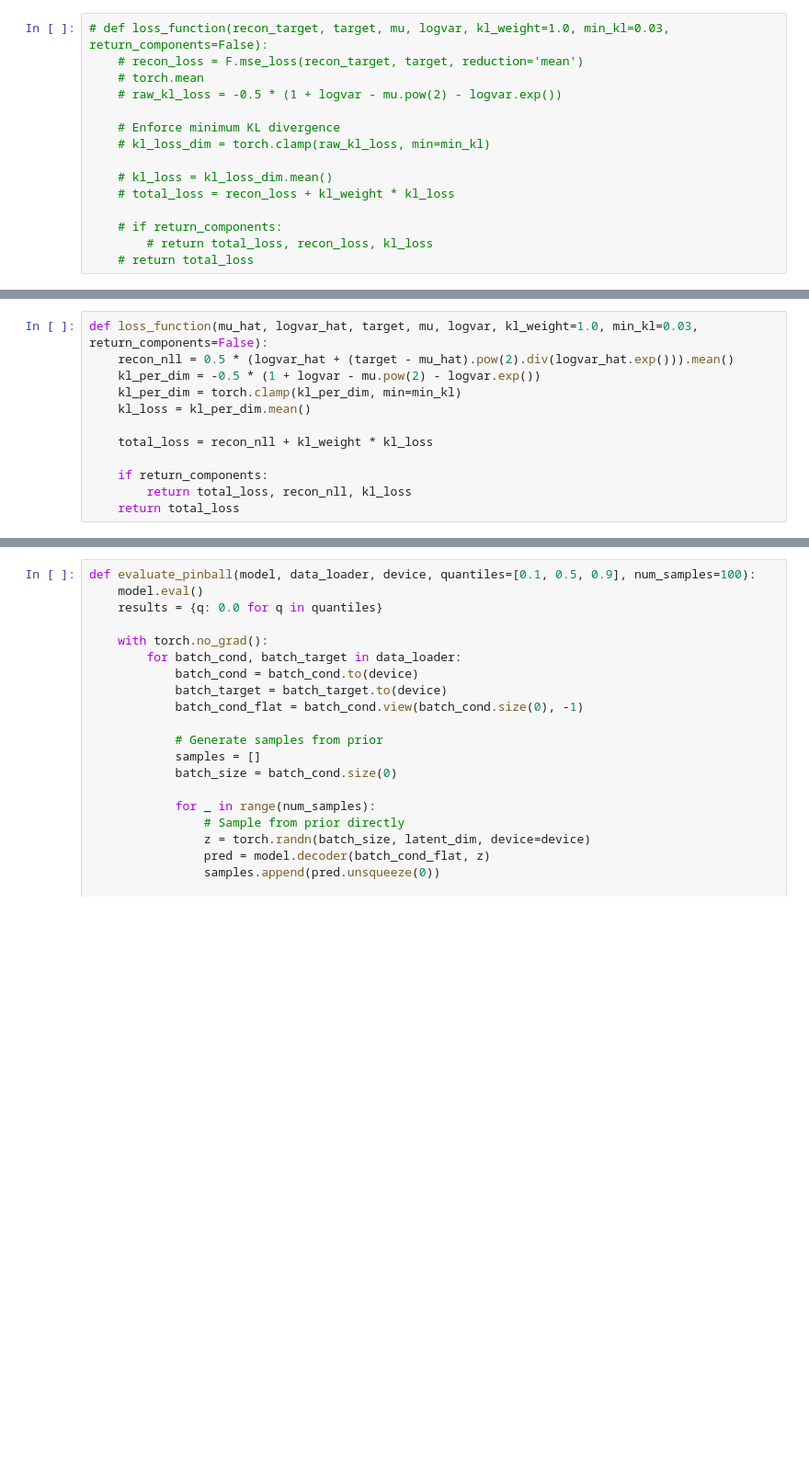
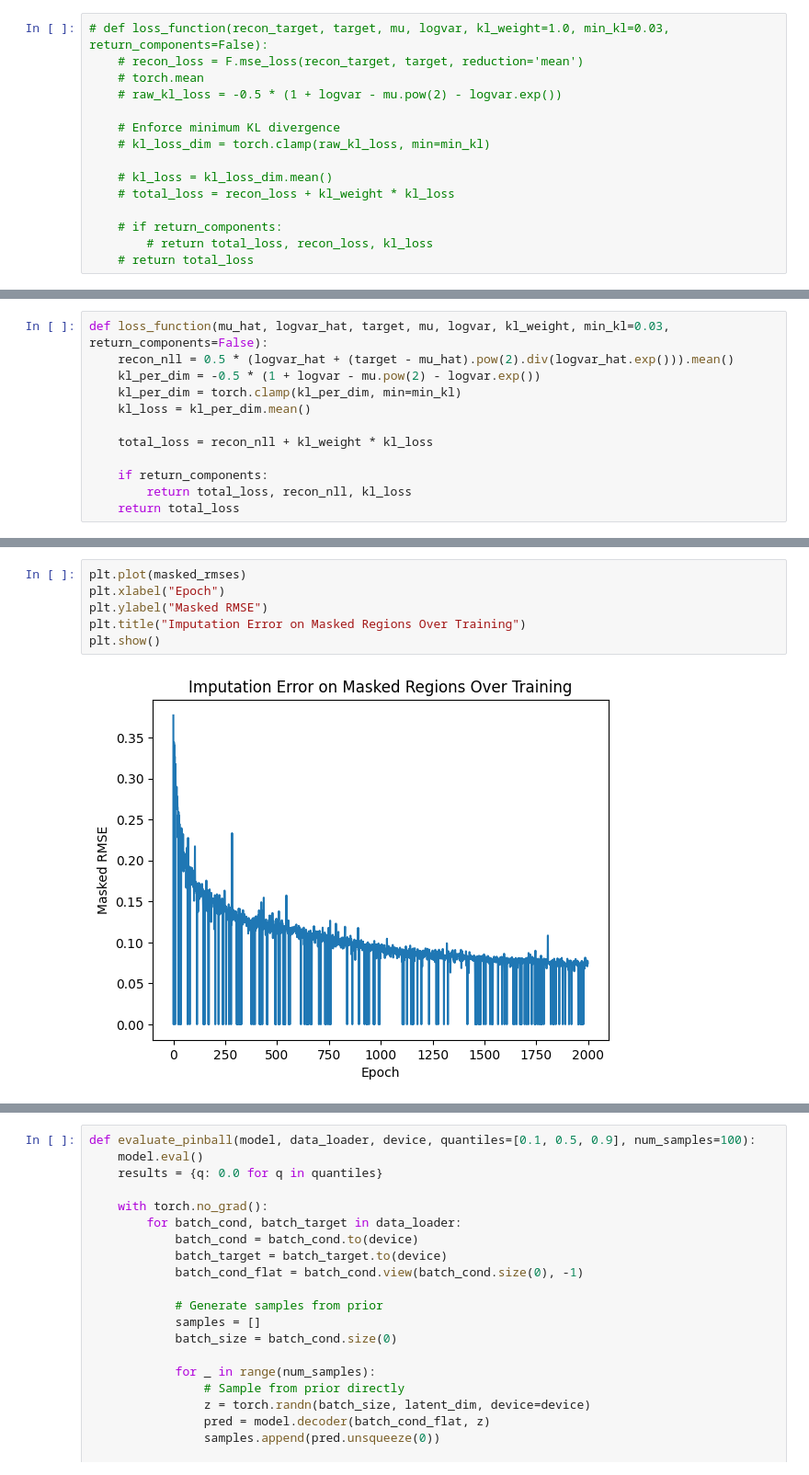
Before and after one commit to ThorneMadsen/Master, a Jupyter notebook: notebooks/MLPVAE.ipynb, the cells around one changed output, grey strips where cells are left out. Shown at 92% size. Cells and saved outputs as stored; diff of their text form; blank space fills up the shorter version.

```diff
--- a/notebooks/MLPVAE.ipynb
+++ b/notebooks/MLPVAE.ipynb
@@ -153,5 +210,5 @@ class CVAE(nn.Module):
 # %%
-def loss_function(mu_hat, logvar_hat, target, mu, logvar, kl_weight=1.0, min_kl=0.03, return_components=False):
+def loss_function(mu_hat, logvar_hat, target, mu, logvar, kl_weight, min_kl=0.03, return_components=False):
     recon_nll = 0.5 * (logvar_hat + (target - mu_hat).pow(2).div(logvar_hat.exp())).mean()
     kl_per_dim = -0.5 * (1 + logvar - mu.pow(2) - logvar.exp())
     kl_per_dim = torch.clamp(kl_per_dim, min=min_kl)
@@ -320,0 +386,8 @@ Val Loss: -1.3764, Val Recon Loss: -1.5056, Val KL Loss: 1.2925, Val Weighted KL
+# %%
+plt.plot(masked_rmses)
+plt.xlabel("Epoch")
+plt.ylabel("Masked RMSE")
+plt.title("Imputation Error on Masked Regions Over Training")
+plt.show()
+# %% [output]
+[figure, added]
```
Also changed, not shown: parts of 35 cells of this notebook.
